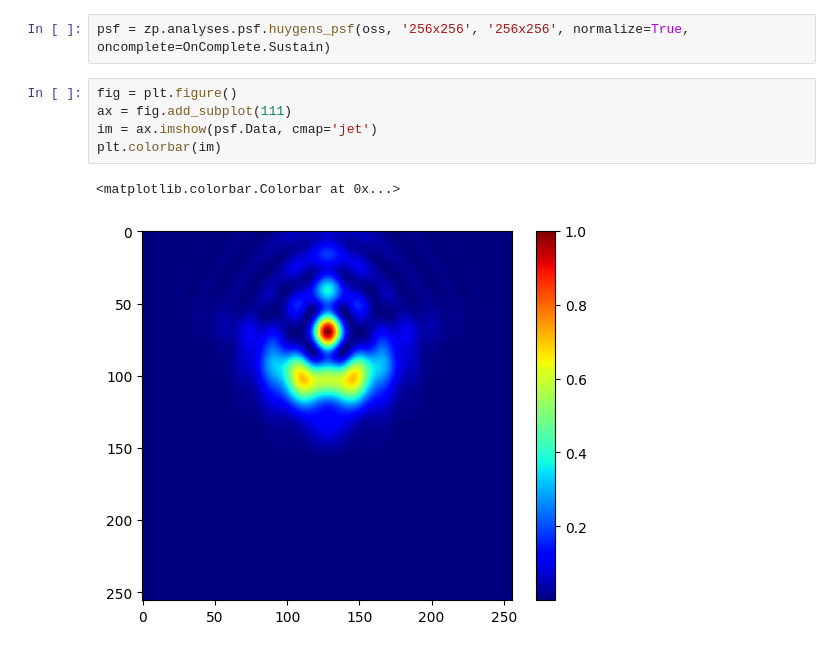
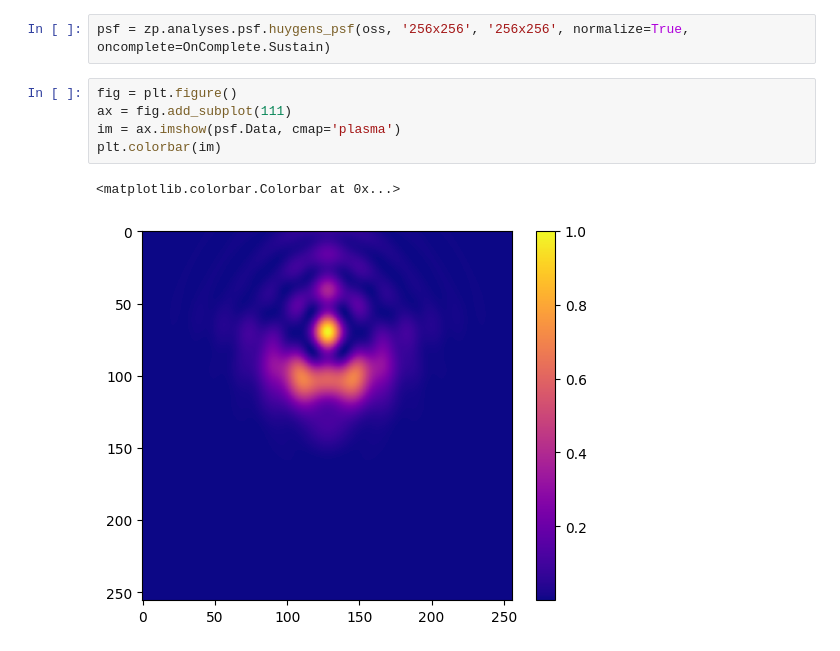
Before and after one commit to MREYE-LUMC/ZOSPy, a Jupyter notebook: examples/Escudero-Sanz eye model/Escudero-Sanz eye model.ipynb, the cells around one changed output. Saved outputs shown, nothing was run; the diff lists cells and outputs as text.

Commit message:
Change colormap to plasma

```diff
--- a/examples/Escudero-Sanz eye model/Escudero-Sanz eye model.ipynb
+++ b/examples/Escudero-Sanz eye model/Escudero-Sanz eye model.ipynb
@@ -187,8 +187,8 @@ psf = zp.analyses.psf.huygens_psf(oss, '256x256', '256x256', normalize=True, onc
 # %%
 fig = plt.figure()
 ax = fig.add_subplot(111)
-im = ax.imshow(psf.Data, cmap='jet')
+im = ax.imshow(psf.Data, cmap='plasma')
 plt.colorbar(im)
 # %% [output]
 <matplotlib.colorbar.Colorbar at 0x...>
-[figure, old version]
+[figure, new version]
```
Also changed, not shown: parts of 1 cell of this notebook.
